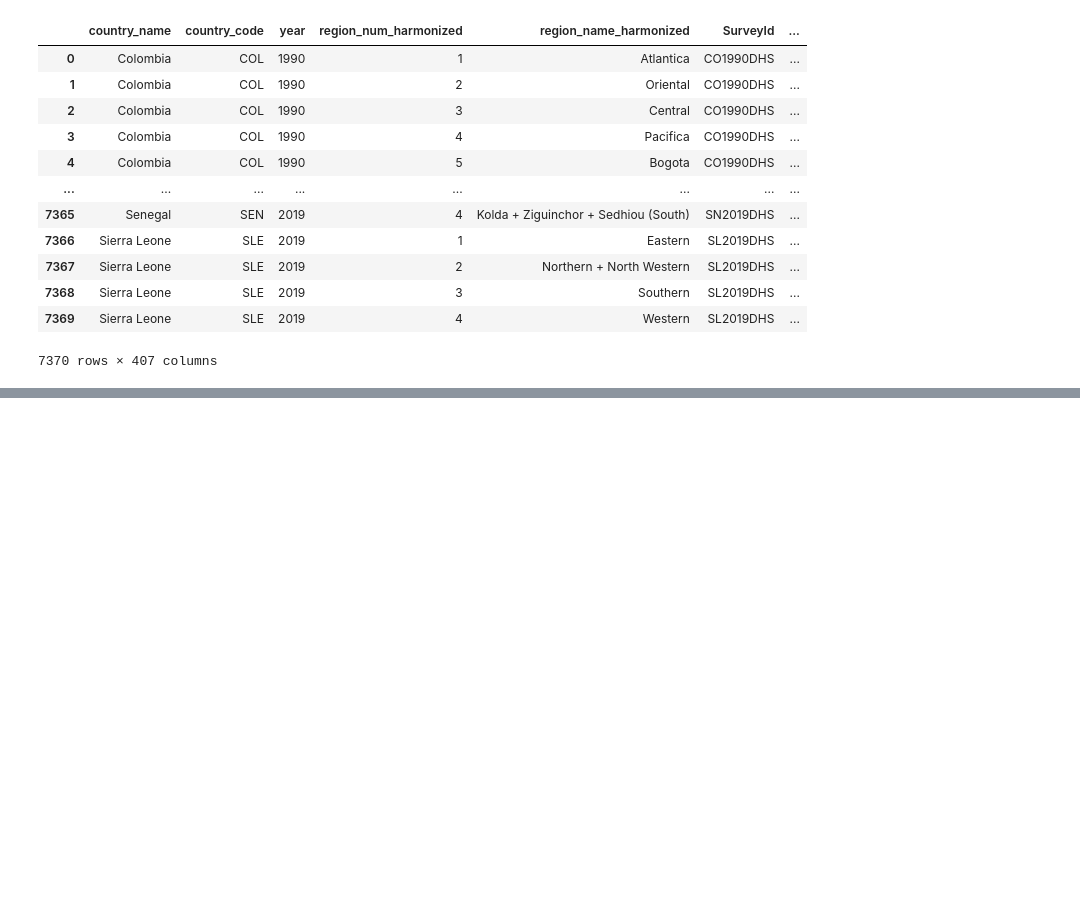
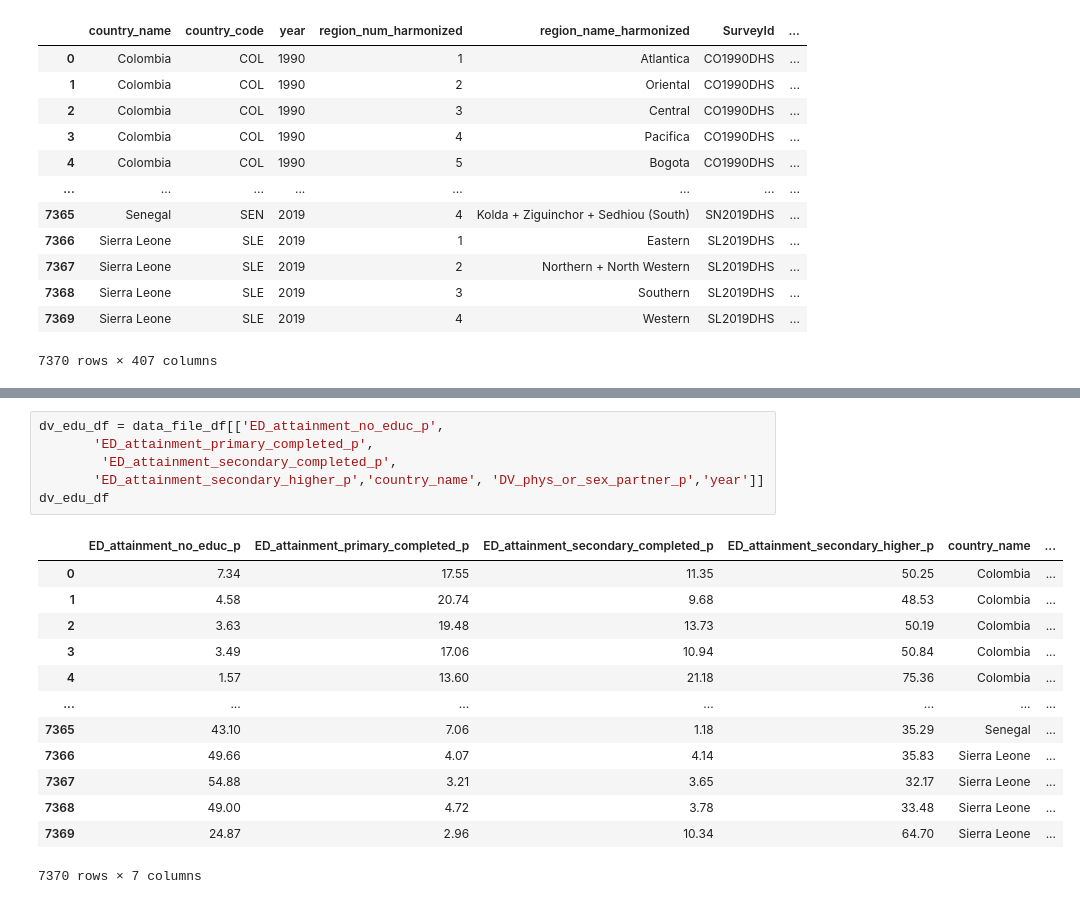
Before and after one commit to Betsy-Kalkwarf/Women-Well-Being, a Jupyter notebook: jm_code.ipynb, the cells around one changed output, grey strips where cells are left out. Saved outputs shown, nothing was run; the diff lists cells and outputs as text; blank space fills up the shorter version.

```diff
--- a/jm_code.ipynb
+++ b/jm_code.ipynb
@@ -301,0 +86,20 @@ Length: 104, dtype: int64
+# %%
+dv_edu_df = data_file_df[['ED_attainment_no_educ_p',
+       'ED_attainment_primary_completed_p',
+        'ED_attainment_secondary_completed_p',
+       'ED_attainment_secondary_higher_p','country_name', 'DV_phys_or_sex_partner_p','year']]
+dv_edu_df
+# %% [output]
+|  | ED_attainment_no_educ_p | ED_attainment_primary_completed_p | ED_attainment_secondary_completed_p | ED_attainment_secondary_higher_p | country_name | ... |
+| 0 | 7.34 | 17.55 | 11.35 | 50.25 | Colombia | ... |
+| 1 | 4.58 | 20.74 | 9.68 | 48.53 | Colombia | ... |
+| 2 | 3.63 | 19.48 | 13.73 | 50.19 | Colombia | ... |
+| 3 | 3.49 | 17.06 | 10.94 | 50.84 | Colombia | ... |
+| 4 | 1.57 | 13.60 | 21.18 | 75.36 | Colombia | ... |
+| ... | ... | ... | ... | ... | ... | ... |
+| 7365 | 43.10 | 7.06 | 1.18 | 35.29 | Senegal | ... |
+| 7366 | 49.66 | 4.07 | 4.14 | 35.83 | Sierra Leone | ... |
+| 7367 | 54.88 | 3.21 | 3.65 | 32.17 | Sierra Leone | ... |
+| 7368 | 49.00 | 4.72 | 3.78 | 33.48 | Sierra Leone | ... |
+| 7369 | 24.87 | 2.96 | 10.34 | 64.70 | Sierra Leone | ... |
+7370 rows × 7 columns
```
Also changed, not shown: parts of 26 cells of this notebook, 1 other file.
